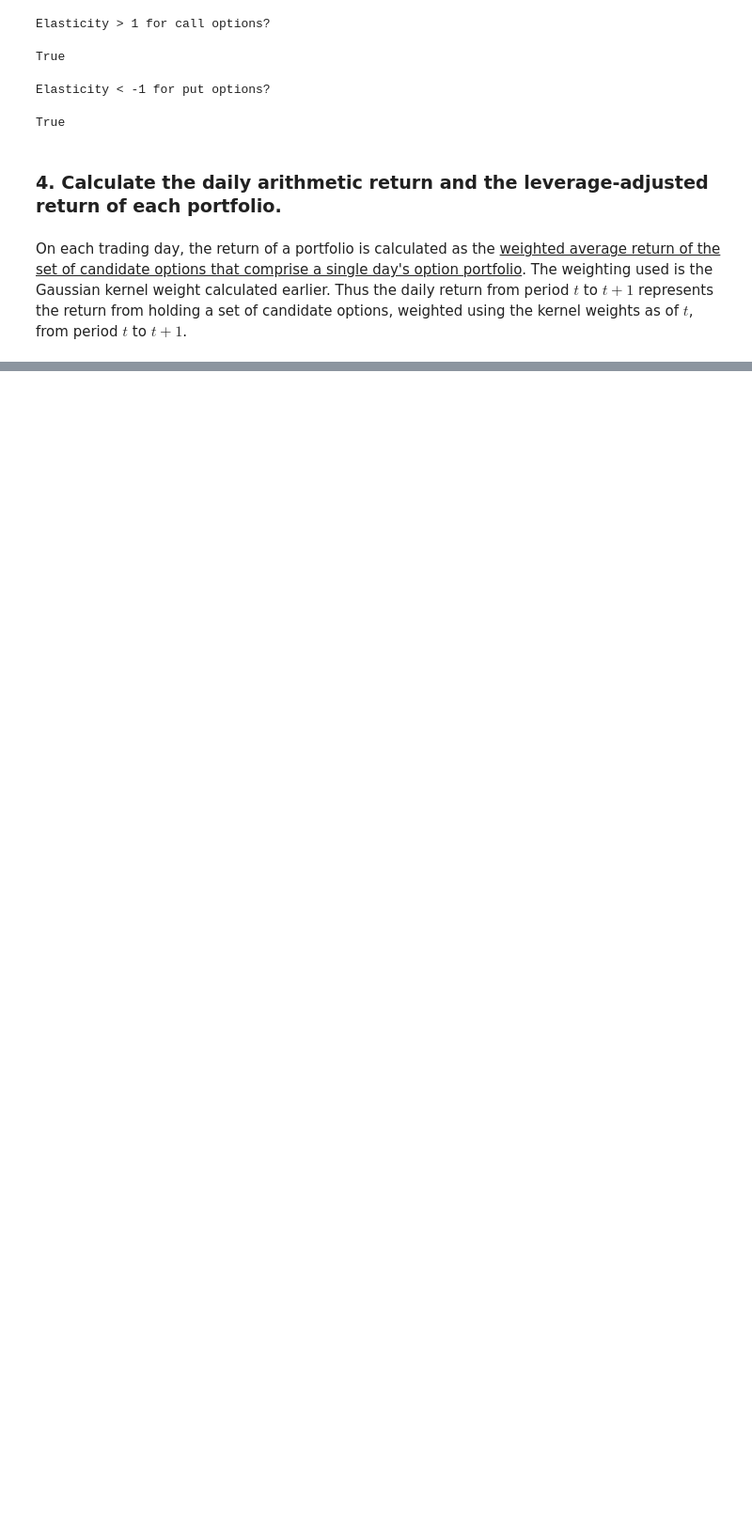
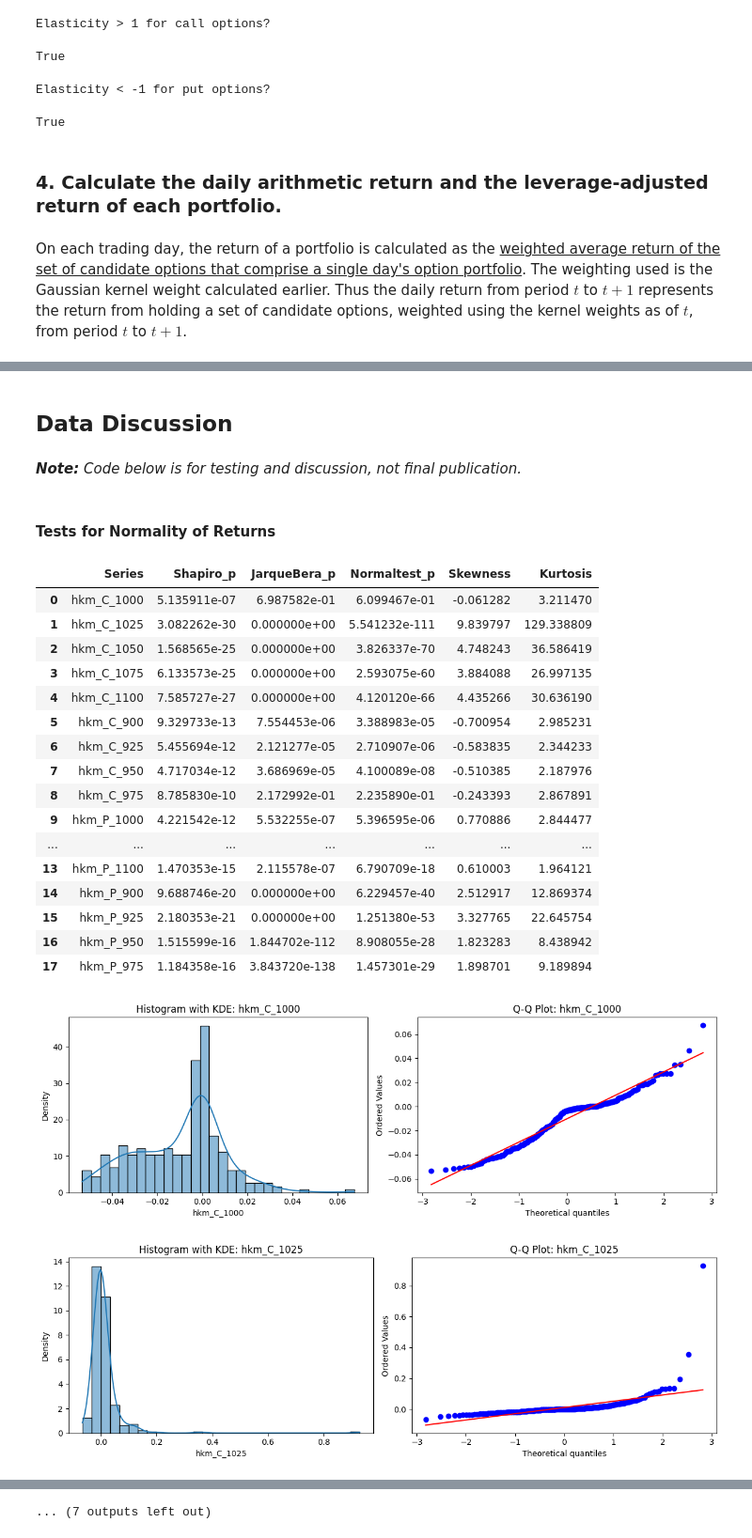
Before and after one commit to jmbejara/constantinides_2013_options, a Jupyter notebook: notebooks/portfolios.ipynb, the cells around one changed output, grey strips where cells are left out. Shown at 94% size. Drawn from its saved outputs; the diff is of its cells as text; code cells hidden in the pictures; blank space fills up the shorter version.

```diff
--- a/notebooks/portfolios.ipynb
+++ b/notebooks/portfolios.ipynb
@@ -637,0 +550,6 @@ plt.show()
+# %%
+cjs_returns = daily_returns.resample('M').apply(lambda x: (1 + x).prod() - 1)
+cjs_returns = cjs_returns.reset_index().melt(id_vars='date', var_name='ftfsa_id', value_name='return')
+cjs_returns['ftfsa_id'] = 'cjs_'+cjs_returns['ftfsa_id']
+cjs_returns = cjs_returns[['ftfsa_id', 'date', 'return']].set_index(['ftfsa_id', 'date'])
+cjs_returns
@@ -637,0 +575,13 @@ plt.show()
+# %%
+hkm_returns = cjs_returns.copy().reset_index()
+hkm_returns = hkm_returns.assign(
+    type=hkm_returns['ftfsa_id'].apply(lambda x: x.split('_')[1]),
+    moneyness_id=hkm_returns['ftfsa_id'].apply(lambda x: x.split('_')[2]),
+    maturity_id=hkm_returns['ftfsa_id'].apply(lambda x: x.split('_')[3])
+)
+hkm_returns.drop(columns=['ftfsa_id'], inplace=True)
+hkm_returns.set_index(['date', 'type', 'moneyness_id', 'maturity_id'], inplace=True)
+hkm_returns = hkm_returns.groupby(['date', 'type', 'moneyness_id']).mean()
+hkm_returns['ftfsa_id'] = 'hkm_'+hkm_returns.index.get_level_values('type') + '_' + hkm_returns.index.get_level_values('moneyness_id')
+hkm_returns = hkm_returns.reset_index().drop(columns=['type', 'moneyness_id']).set_index(['ftfsa_id', 'date']).sort_index()
+hkm_returns
@@ -637,0 +605,50 @@ plt.show()
+# %% [markdown]
+## Data Discussion
+# %% [markdown]
+***Note:** Code below is for testing and discussion, not final publication.*
+# %%
+test_data = hkm_returns.copy()
+# test_data = cjs_returns.copy()
+
+test_data = test_data.reset_index().pivot_table(columns='ftfsa_id', index='date', values='return')
+# %% [markdown]
+#### Tests for Normality of Returns
+# %%
+returns_df = test_data.copy()
+
+# Apply to your returns dataframe
+summary_df = normality_summary(returns_df)
+display(summary_df)
+
+# Plot histogram and QQ plot for each series
+for col in returns_df.columns:
+    fig, axs = plt.subplots(1, 2, figsize=(12, 4))
+
+    sns.histplot(returns_df[col].dropna(), kde=True, stat="density", bins=30, ax=axs[0])
+    axs[0].set_title(f"Histogram with KDE: {col}")
+
+    stats.probplot(returns_df[col].dropna(), dist="norm", plot=axs[1])
+    axs[1].set_title(f"Q-Q Plot: {col}")
+
+    plt.tight_layout()
+    plt.show()
+# %% [output]
+|  | Series | Shapiro_p | JarqueBera_p | Normaltest_p | Skewness | Kurtosis |
+| 0 | hkm_C_1000 | 5.135911e-07 | 6.987582e-01 | 6.099467e-01 | -0.061282 | 3.211470 |
+| 1 | hkm_C_1025 | 3.082262e-30 | 0.000000e+00 | 5.541232e-111 | 9.839797 | 129.338809 |
+| 2 | hkm_C_1050 | 1.568565e-25 | 0.000000e+00 | 3.826337e-70 | 4.748243 | 36.586419 |
+| 3 | hkm_C_1075 | 6.133573e-25 | 0.000000e+00 | 2.593075e-60 | 3.884088 | 26.997135 |
+| 4 | hkm_C_1100 | 7.585727e-27 | 0.000000e+00 | 4.120120e-66 | 4.435266 | 30.636190 |
+| 5 | hkm_C_900 | 9.329733e-13 | 7.554453e-06 | 3.388983e-05 | -0.700954 | 2.985231 |
+| 6 | hkm_C_925 | 5.455694e-12 | 2.121277e-05 | 2.710907e-06 | -0.583835 | 2.344233 |
+| 7 | hkm_C_950 | 4.717034e-12 | 3.686969e-05 | 4.100089e-08 | -0.510385 | 2.187976 |
+| 8 | hkm_C_975 | 8.785830e-10 | 2.172992e-01 | 2.235890e-01 | -0.243393 | 2.867891 |
+| 9 | hkm_P_1000 | 4.221542e-12 | 5.532255e-07 | 5.396595e-06 | 0.770886 | 2.844477 |
+| ... | ... | ... | ... | ... | ... | ... |
+| 13 | hkm_P_1100 | 1.470353e-15 | 2.115578e-07 | 6.790709e-18 | 0.610003 | 1.964121 |
+| 14 | hkm_P_900 | 9.688746e-20 | 0.000000e+00 | 6.229457e-40 | 2.512917 | 12.869374 |
+| 15 | hkm_P_925 | 2.180353e-21 | 0.000000e+00 | 1.251380e-53 | 3.327765 | 22.645754 |
+| 16 | hkm_P_950 | 1.515599e-16 | 1.844702e-112 | 8.908055e-28 | 1.823283 | 8.438942 |
+| 17 | hkm_P_975 | 1.184358e-16 | 3.843720e-138 | 1.457301e-29 | 1.898701 | 9.189894 |
+[figure, added]
+[figure, added]
@@ -637,0 +664 @@ plt.show()
+... (7 outputs left out)
```
Also changed, not shown: parts of 34 cells of this notebook.
